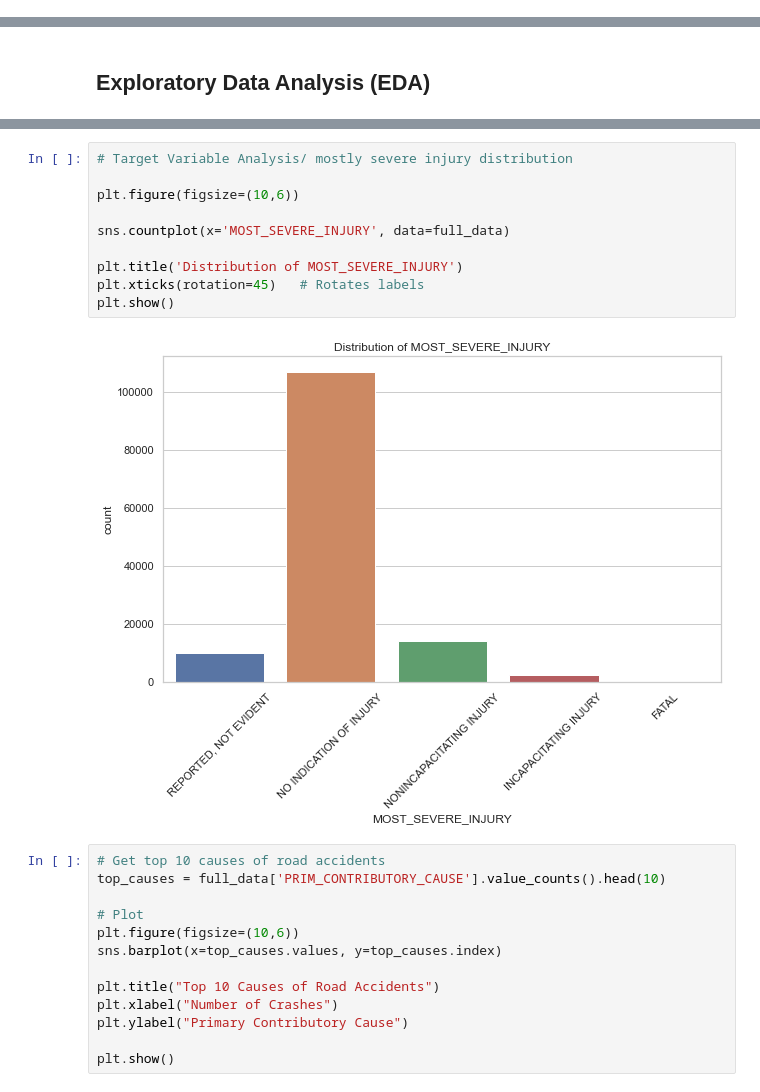
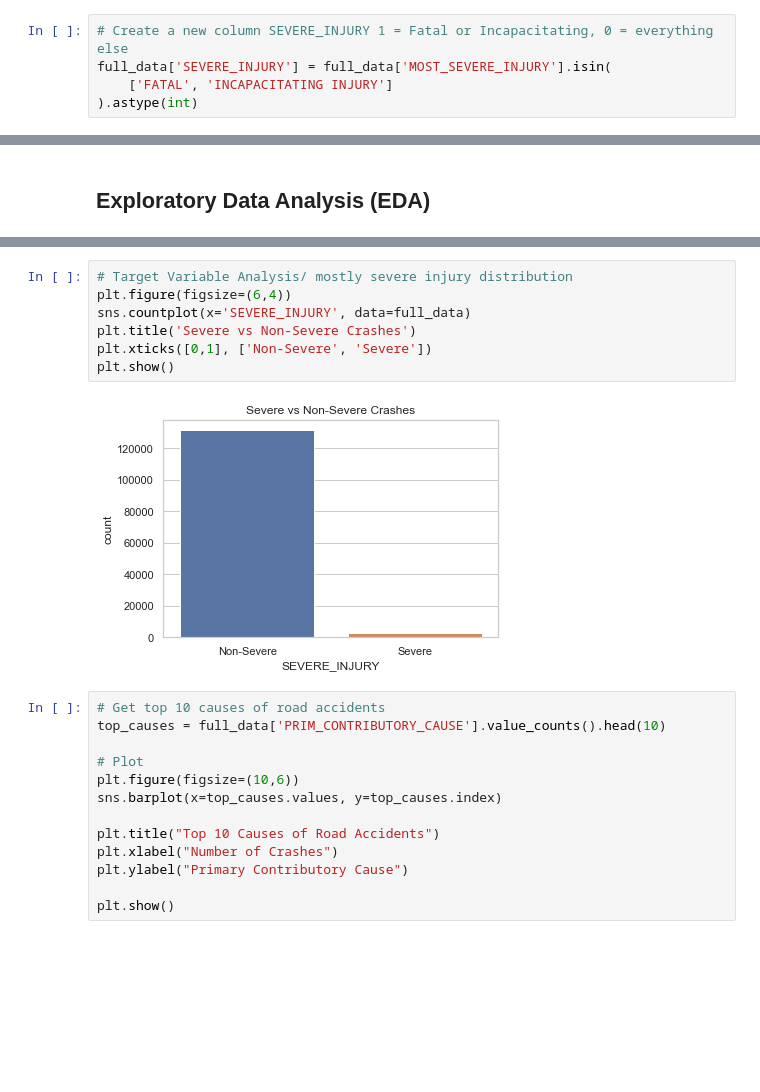
Before and after one commit to Victor-Mufasa/Phase-4-Project, a Jupyter notebook: index.ipynb, the cells around one changed output, grey strips where cells are left out. Cells and saved outputs as stored; diff of their text form; blank space fills up the shorter version.

Commit message:
Add visuals to index notebook

```diff
--- a/index.ipynb
+++ b/index.ipynb
@@ -439,6 +439,11 @@ Length: 121, dtype: int64
 - Handle missing values: fill categorical with "Unknown" and numeric with median.
 - Convert categorical features to numeric using one-hot encoding.
 - Split the dataset into training and testing sets.
+# %%
+# Create a new column SEVERE_INJURY 1 = Fatal or Incapacitating, 0 = everything else
+full_data['SEVERE_INJURY'] = full_data['MOST_SEVERE_INJURY'].isin(
+    ['FATAL', 'INCAPACITATING INJURY']
+).astype(int)
 # %%
 # select features
 features = [
@@ -493,16 +498,13 @@ full_data.describe(include='object')
 4 rows × 59 columns
 # %%
 # Target Variable Analysis/ mostly severe injury distribution
-
-plt.figure(figsize=(10,6))
-
-sns.countplot(x='MOST_SEVERE_INJURY', data=full_data)
-
-plt.title('Distribution of MOST_SEVERE_INJURY')
-plt.xticks(rotation=45)   # Rotates labels
+plt.figure(figsize=(6,4))
+sns.countplot(x='SEVERE_INJURY', data=full_data)
+plt.title('Severe vs Non-Severe Crashes')
+plt.xticks([0,1], ['Non-Severe', 'Severe'])
 plt.show()
 # %% [output]
-[figure, old version]
+[figure, new version]
 # %%
 # Get top 10 causes of road accidents
 top_causes = full_data['PRIM_CONTRIBUTORY_CAUSE'].value_counts().head(10)
```
Also changed, not shown: parts of 3 cells of this notebook.
